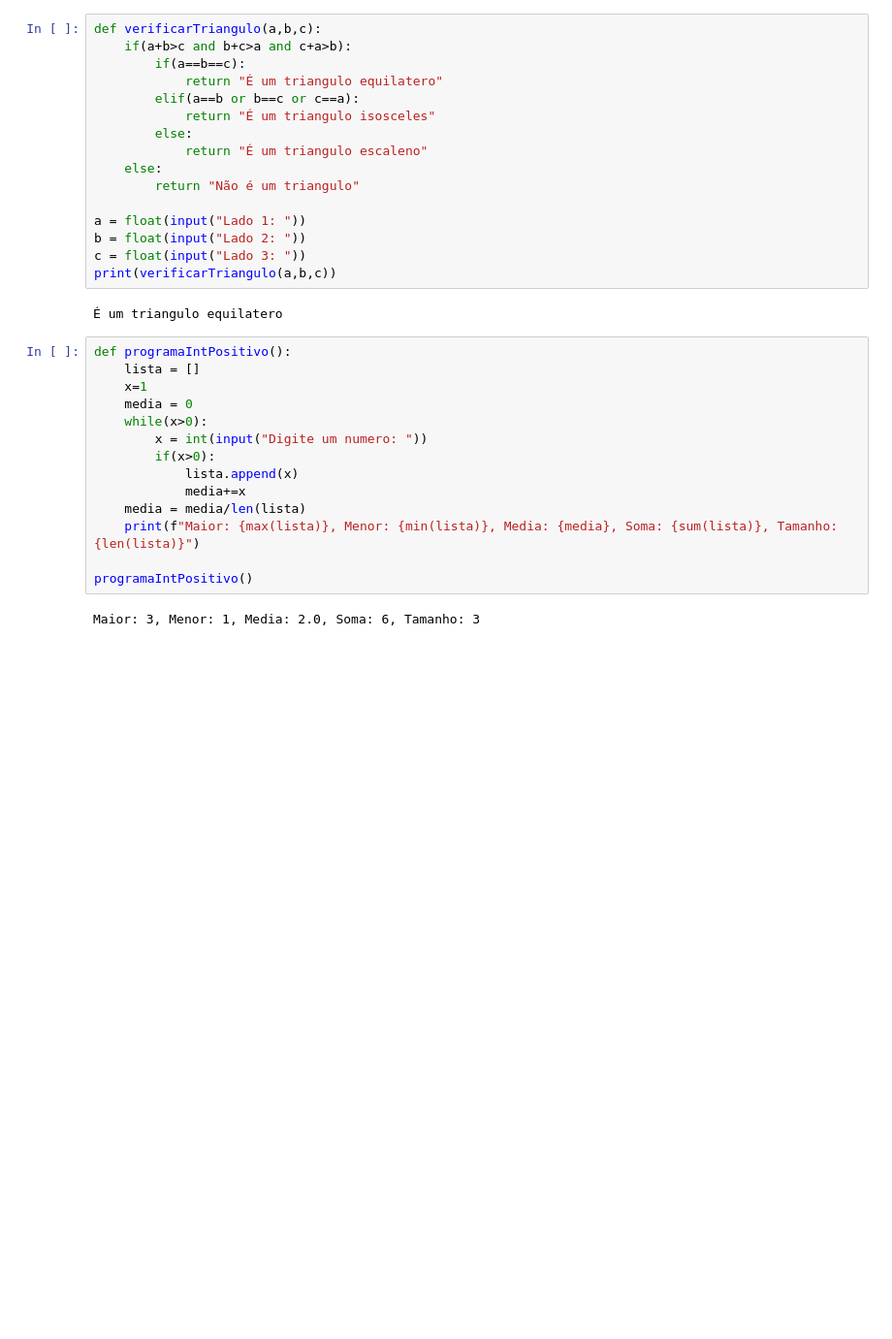
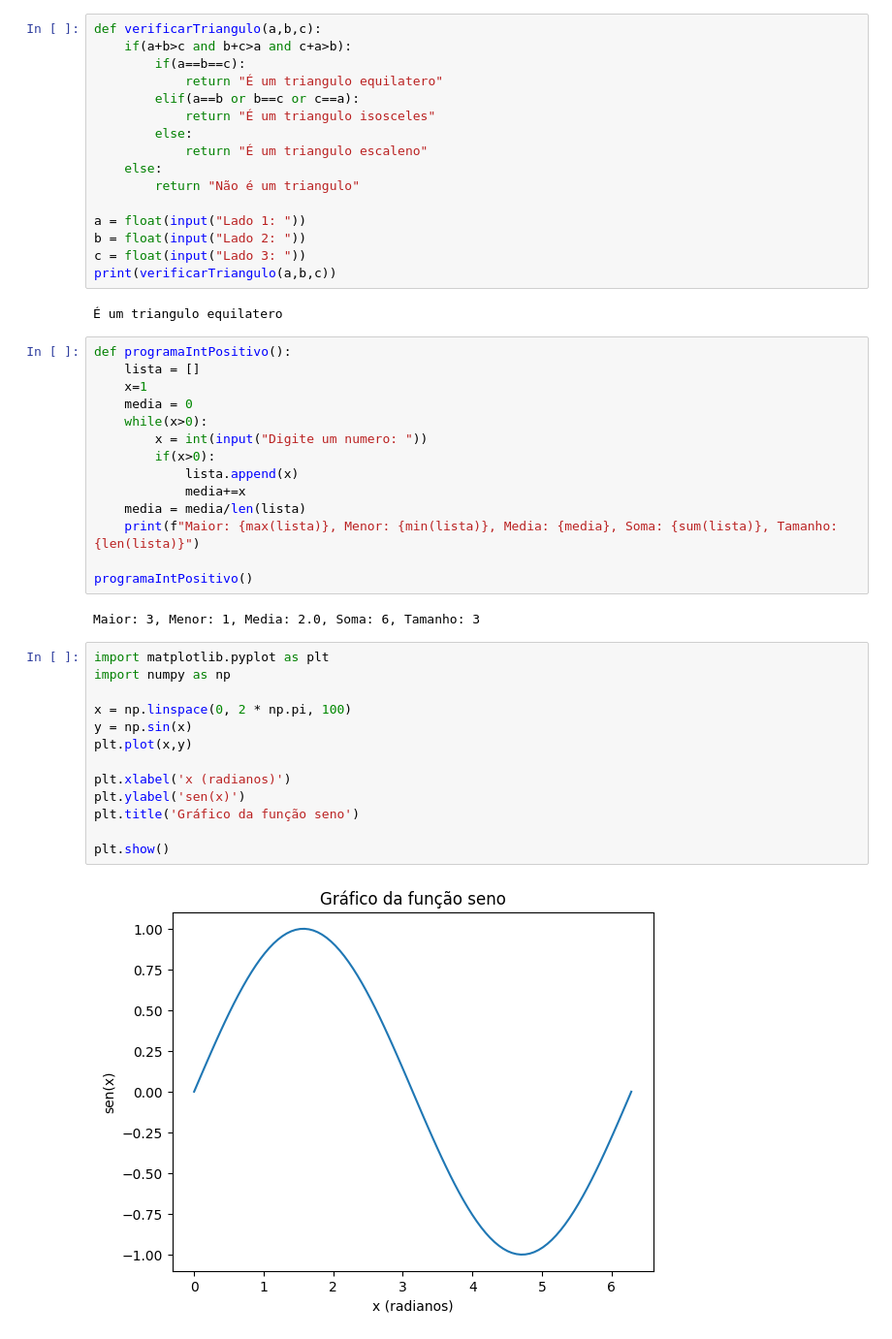
Before and after one commit to LucasBuccini/modelagem-computacional, a Jupyter notebook: Lista1.ipynb, the cells around one changed output. Shown at 97% size. Saved outputs shown, nothing was run; the diff lists cells and outputs as text; blank space fills up the shorter version.

```diff
--- a/Lista1.ipynb
+++ b/Lista1.ipynb
@@ -41,3 +41,18 @@ def programaIntPositivo():
 programaIntPositivo()
 # %% [output]
 Maior: 3, Menor: 1, Media: 2.0, Soma: 6, Tamanho: 3
+# %%
+import matplotlib.pyplot as plt
+import numpy as np
+
+x = np.linspace(0, 2 * np.pi, 100)
+y = np.sin(x)
+plt.plot(x,y)
+
+plt.xlabel('x (radianos)')
+plt.ylabel('sen(x)')
+plt.title('Gráfico da função seno')
+
+plt.show()
+# %% [output]
+[figure, added]
```
Also changed, not shown: parts of 1 cell of this notebook, 1 other file.
